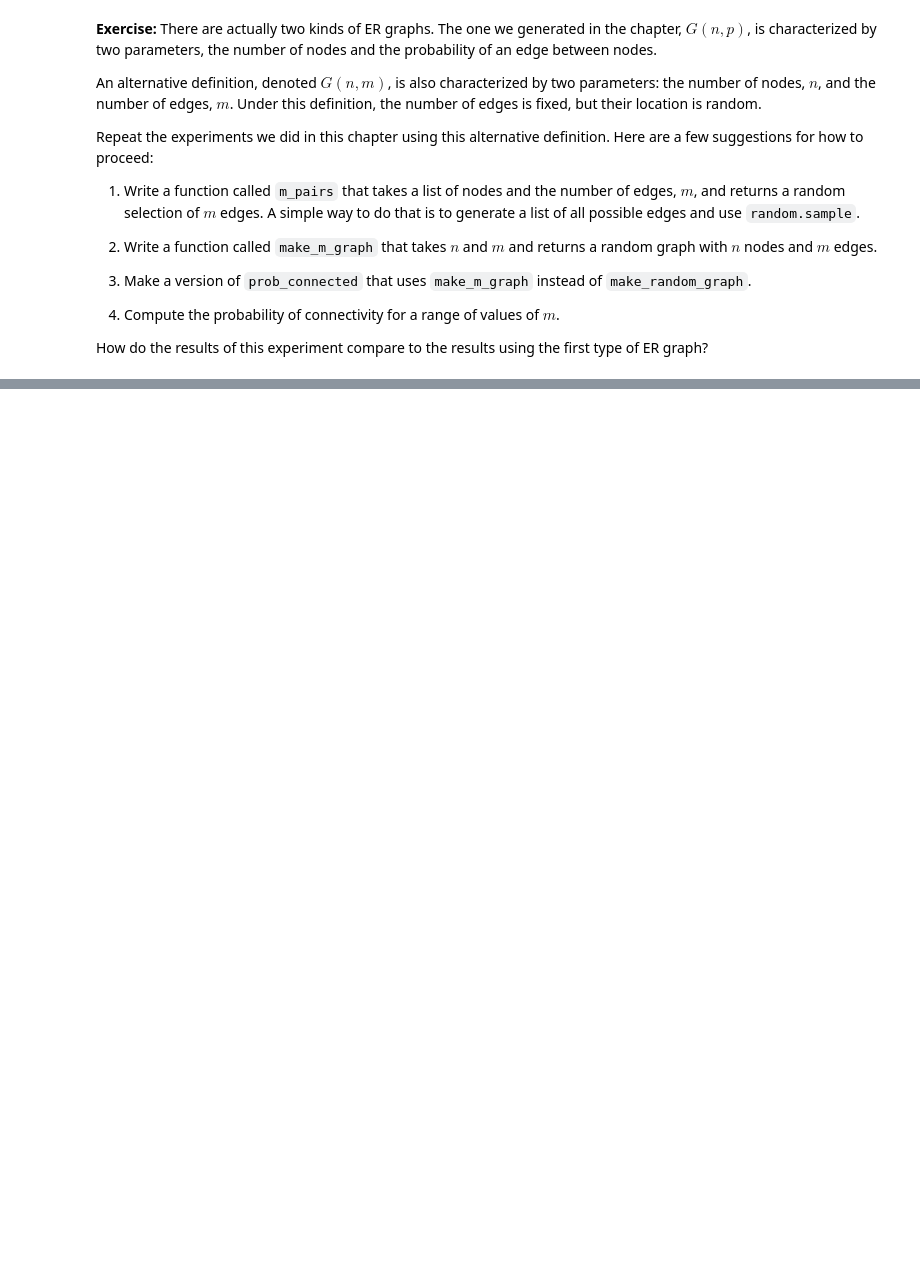
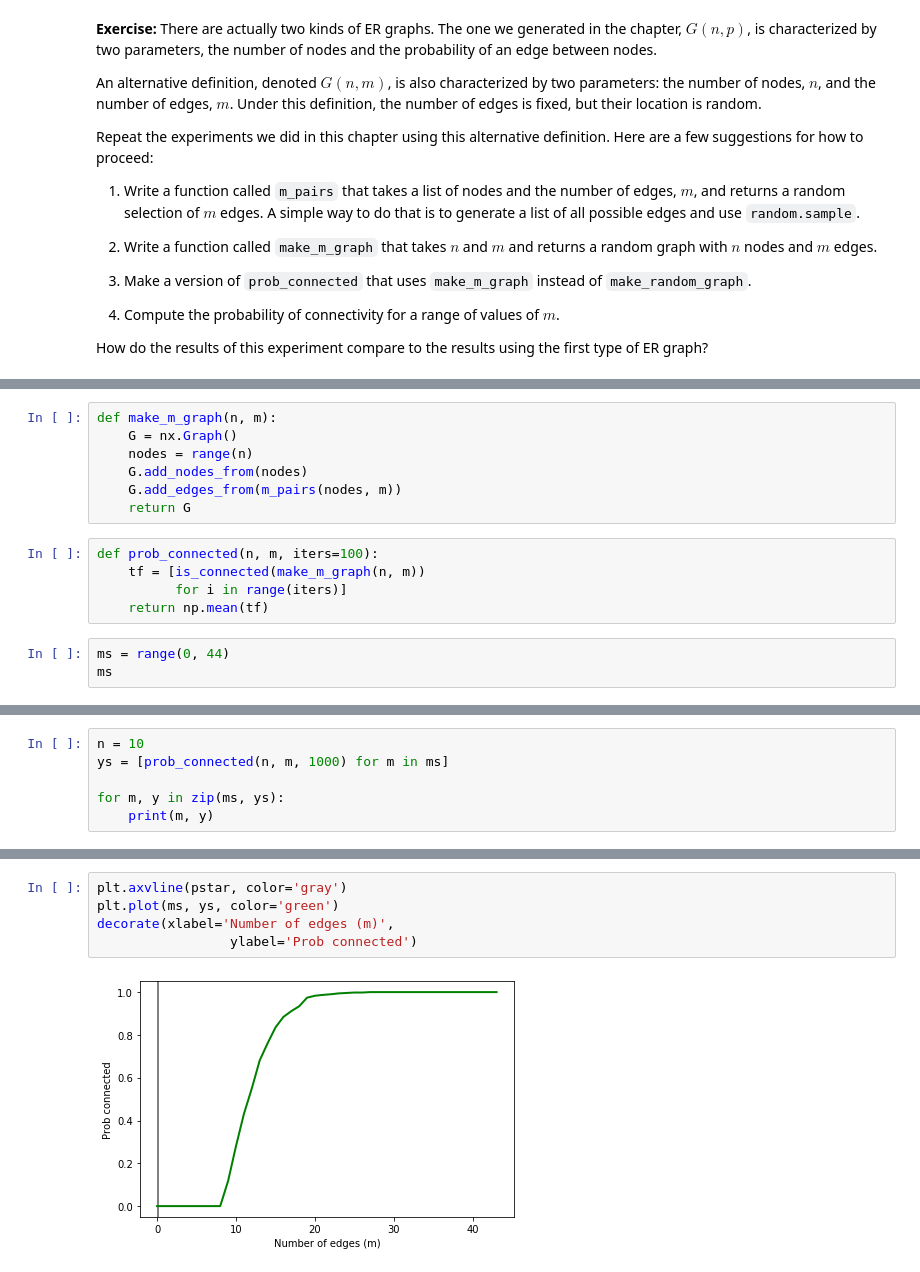
Before and after one commit to paul-reiners/ThinkComplexity2, a Jupyter notebook: notebooks/chap02.ipynb, the cells around one changed output, grey strips where cells are left out. Saved outputs shown, nothing was run; the diff lists cells and outputs as text; blank space fills up the shorter version.

```diff
--- a/notebooks/chap02.ipynb
+++ b/notebooks/chap02.ipynb
@@ -495,0 +498,15 @@ How do the results of this experiment compare to the results using the first typ
+# %%
+def make_m_graph(n, m):
+    G = nx.Graph()
+    nodes = range(n)
+    G.add_nodes_from(nodes)
+    G.add_edges_from(m_pairs(nodes, m))
+    return G
+# %%
+def prob_connected(n, m, iters=100):
+    tf = [is_connected(make_m_graph(n, m))
+          for i in range(iters)]
+    return np.mean(tf)
+# %%
+ms = range(0, 44)
+ms
@@ -495,0 +515,6 @@ How do the results of this experiment compare to the results using the first typ
+# %%
+n = 10
+ys = [prob_connected(n, m, 1000) for m in ms]
+
+for m, y in zip(ms, ys):
+    print(m, y)
@@ -495,0 +539,7 @@ How do the results of this experiment compare to the results using the first typ
+# %%
+plt.axvline(pstar, color='gray')
+plt.plot(ms, ys, color='green')
+decorate(xlabel='Number of edges (m)',
+                 ylabel='Prob connected')
+# %% [output]
+[figure, added]
```
Also changed, not shown: parts of 8 cells of this notebook.
